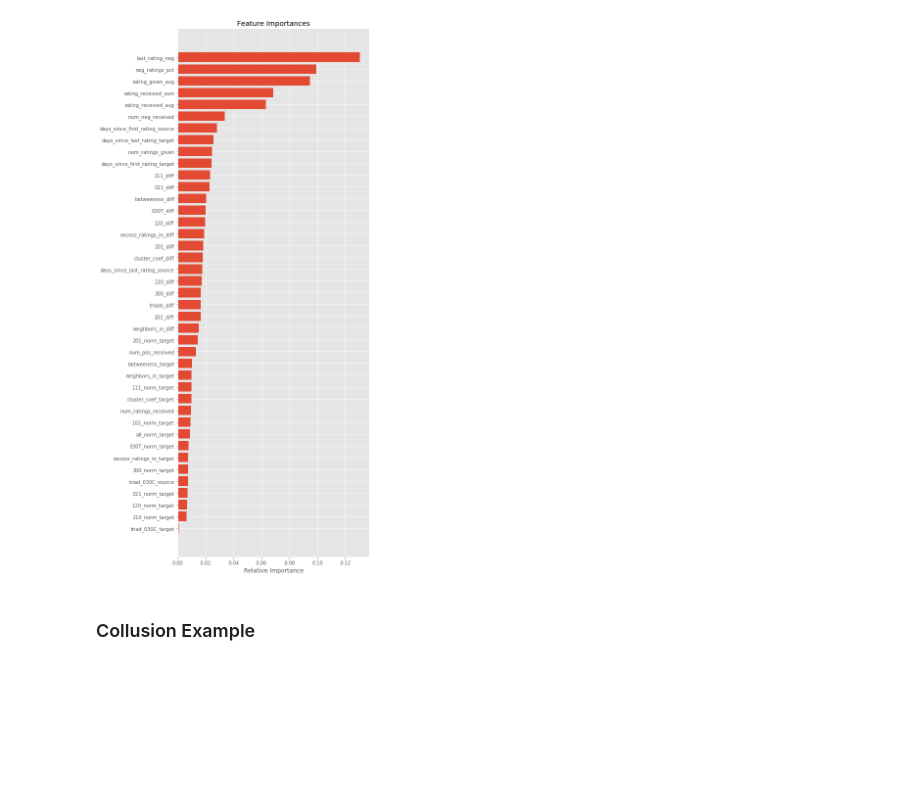
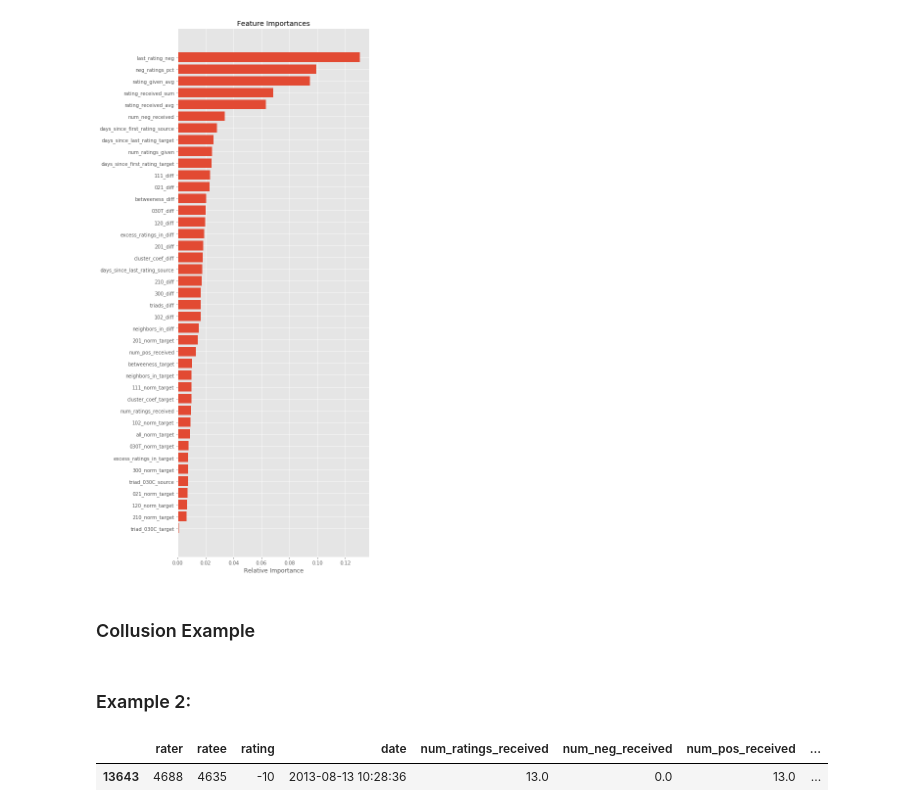
Before and after one commit to allanalberts/Fighting-Fraud-With-Graph-Theory, a Jupyter notebook: notebooks/Model-Predictions.ipynb, the cells around one changed output. Drawn from its saved outputs; the diff is of its cells as text; code cells hidden in the pictures; blank space fills up the shorter version.

```diff
--- a/notebooks/Model-Predictions.ipynb
+++ b/notebooks/Model-Predictions.ipynb
@@ -59,7 +59,7 @@ def subset_mask(df_historical, type):
     else:
         return df_historical
 # %%
-mask = subset_mask(df_historical_target, "none")
+mask = subset_mask(df_historical_target, "fraud")
 merge_cols = ['ratee','rater','date','rating']
 
 df_gs = f.normalize_source_graph_metrics(df_graph_source)
@@ -299,3 +280,10 @@ y = x.pop('class')
 pred_with_features = model.predict_proba(x)[:,1]
 x_pred['prediction_with_features'] = pred_with_features
 x_pred
+# %% [markdown]
+### Example 2:
+# %%
+df_all[(df_all['neighbors_in_diff']==7) & (df_all['rating_given_avg']==-5.6)]
+# %% [output]
+|  | rater | ratee | rating | date | num_ratings_received | num_neg_received | num_pos_received | ... |
+| 13643 | 4688 | 4635 | -10 | 2013-08-13 10:28:36 | 13.0 | 0.0 | 13.0 | ... |
```
Also changed, not shown: parts of 11 cells of this notebook, 9 other files.
